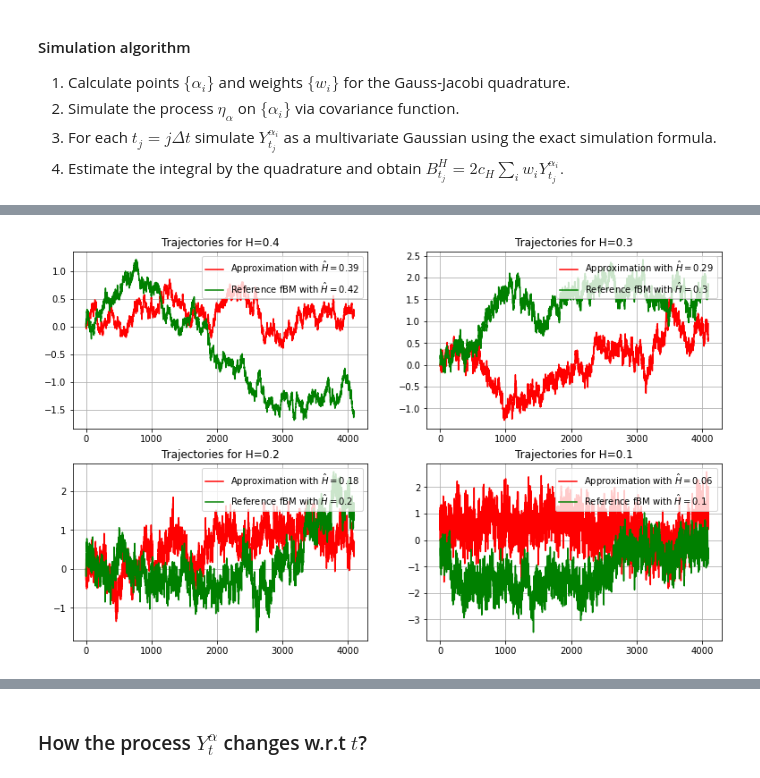
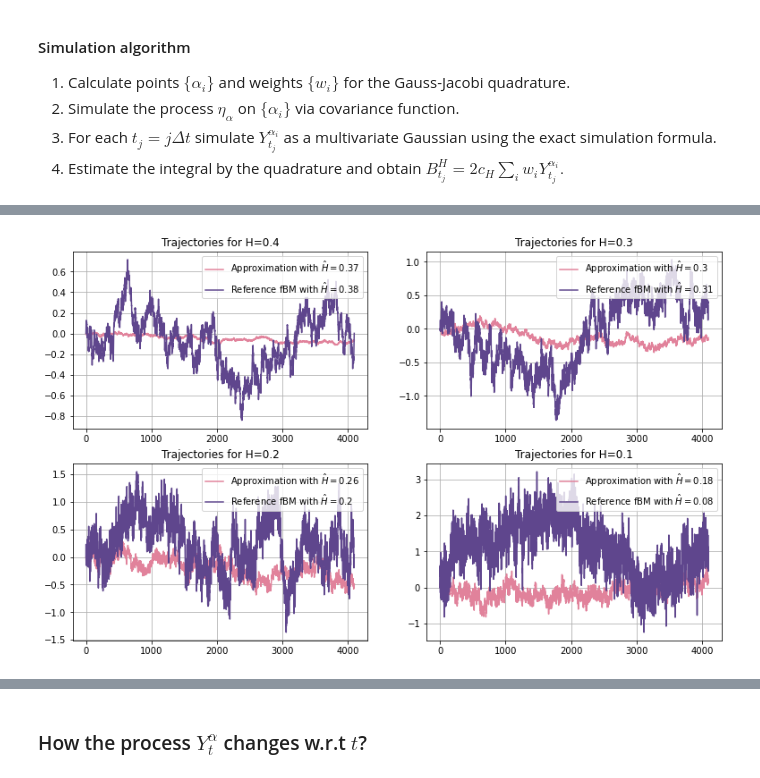
Before and after one commit to MrG1raffe/RoughModels, a Jupyter notebook: src/muravlev_modification.ipynb, the cells around one changed output, grey strips where cells are left out. Drawn from its saved outputs; the diff is of its cells as text; code cells hidden in the pictures.

Commit message:
Fix the choice of betas in Abi Jaber approach

```diff
--- a/src/muravlev_modification.ipynb
+++ b/src/muravlev_modification.ipynb
@@ -182,5 +178,23 @@ B_{t_j}^H = 2c_H \sum_{i} w_i Y_{t_j}^{\alpha_i}.
 $
 # %%
 n = 4096
-n_beta = 500
+n_beta = 20
 hursts = [0.4, 0.3, 0.2, 0.1]
+
+col_approx = "#E1829B"
+col_ref = "#5F468D"
+# %%
+_, ax = plt.subplots(2, 2, figsize=(13, 8))
+
+for num, hurst in enumerate(hursts):
+    i, j = num // 2, num % 2
+    muravlev_fbm_st = fbm_muravlev(n=n, hurst=hurst, mode='standard', n_beta=20, beta_max=1000, extended_return=False)
+    ref_fbm = FBM(n=n, hurst=hurst, length=1, method='daviesharte').fbm()
+
+    label_mur = r"Approximation with $\hat H = $" + str(np.round(m_estimator(muravlev_fbm_st), 2))
+    label_ref = r"Reference fBM with $\hat H = $" + str(np.round(m_estimator(ref_fbm), 2))
+    ax[i, j].plot(muravlev_fbm_st, label=label_mur, c=col_approx)
+    ax[i, j].plot(ref_fbm, label=label_ref, c=col_ref)
+    ax[i, j].set_title(f"Trajectories for H={hurst}")
+    ax[i, j].grid()
+    ax[i, j].legend(bbox_to_anchor=(1, 1), loc="upper right")
@@ -187,17 +203,17 @@ hursts = [0.4, 0.3, 0.2, 0.1]
 # %%
 _, ax = plt.subplots(2, 2, figsize=(13, 8))
 
 for num, hurst in enumerate(hursts):
     i, j = num // 2, num % 2
-    muravlev_fbm_gj = fbm_muravlev(n=n, hurst=hurst, mode='gauss-jacobi', n_beta=n_beta, extended_return=False)
+    muravlev_fbm_lif = fbm_muravlev(n=n, hurst=hurst, mode='lifted', n_beta=n_beta, extended_return=False)
     ref_fbm = FBM(n=n, hurst=hurst, length=1, method='daviesharte').fbm()
 
-    label_mur = r"Approximation with $\hat H = $" + str(np.round(m_estimator(muravlev_fbm_gj), 2))
+    label_mur = r"Approximation with $\hat H = $" + str(np.round(m_estimator(muravlev_fbm_lif), 2))
     label_ref = r"Reference fBM with $\hat H = $" + str(np.round(m_estimator(ref_fbm), 2))
-    ax[i, j].plot(muravlev_fbm_gj, label=label_mur, c='r')
-    ax[i, j].plot(ref_fbm, label=label_ref, c='g')
+    ax[i, j].plot(muravlev_fbm_lif, label=label_mur, c=col_approx)
+    ax[i, j].plot(ref_fbm, label=label_ref, c=col_ref)
     ax[i, j].set_title(f"Trajectories for H={hurst}")
     ax[i, j].grid()
     ax[i, j].legend(bbox_to_anchor=(1, 1), loc="upper right")
 # %% [output]
-[figure, old version]
+[figure, new version]
```
Also changed, not shown: parts of 16 cells of this notebook, 13 other files.
